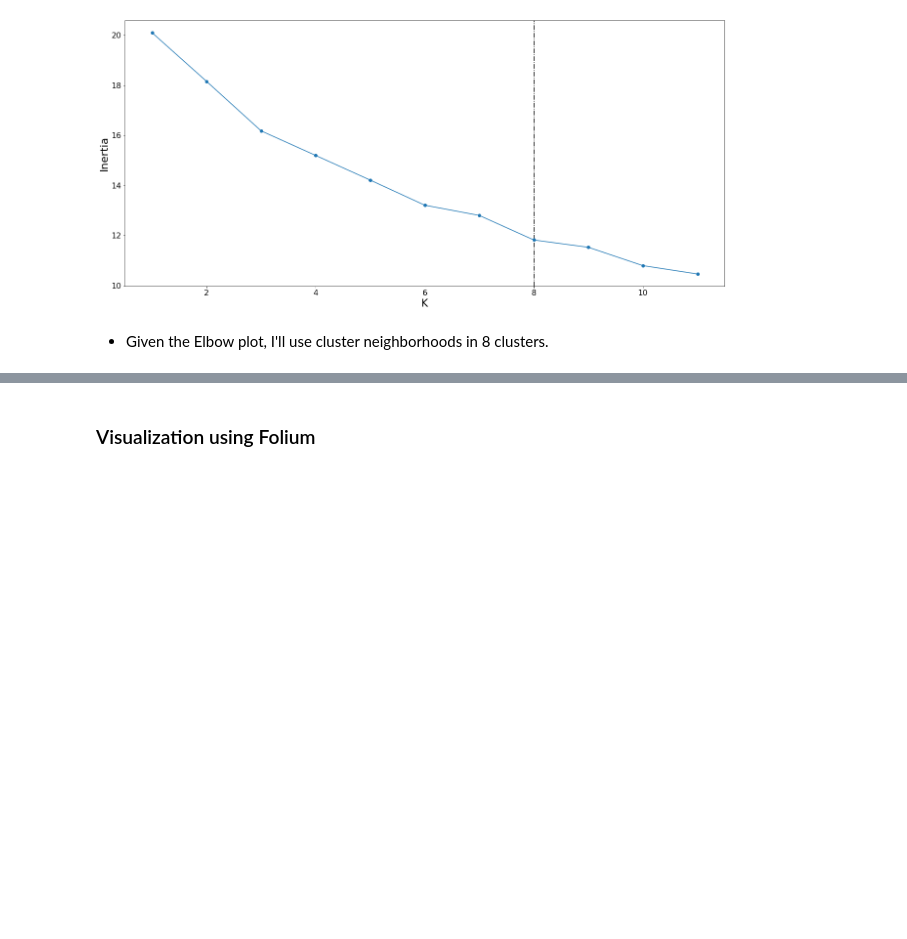
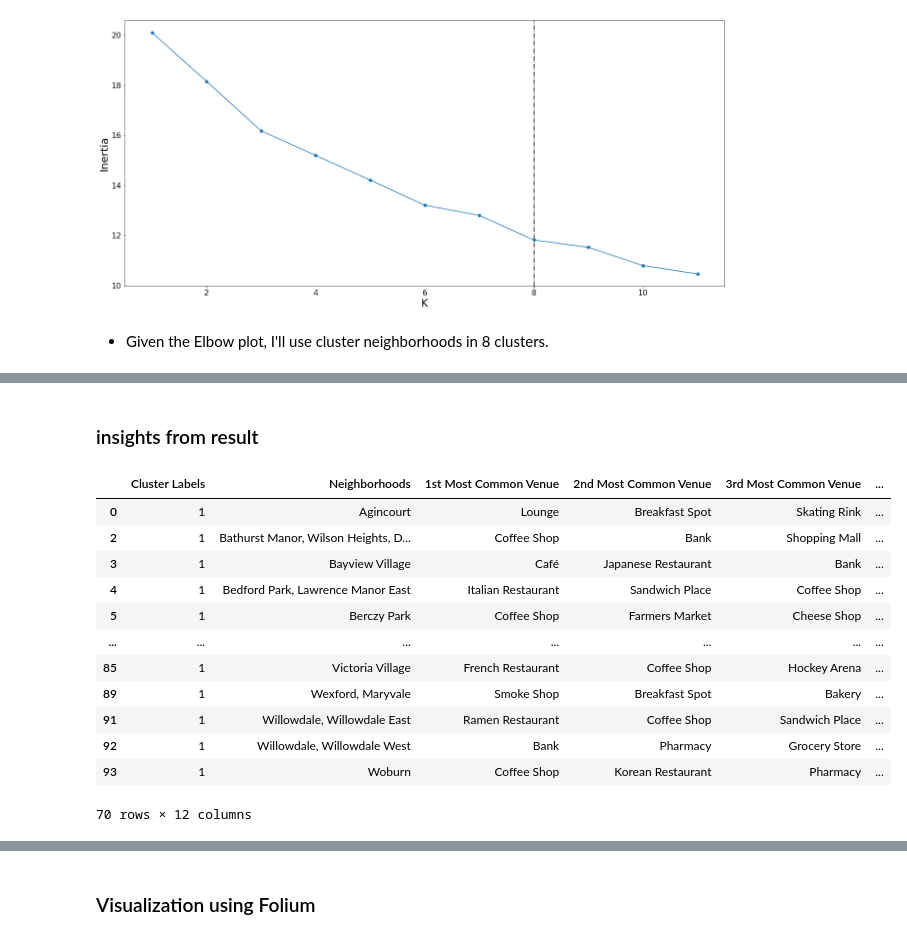
Before and after one commit to clsu22/Coursera_Capstone, a Jupyter notebook: capstone_project.ipynb, the cells around one changed output, grey strips where cells are left out. Drawn from its saved outputs; the diff is of its cells as text; code cells hidden in the pictures; blank space fills up the shorter version.

```diff
--- a/capstone_project.ipynb
+++ b/capstone_project.ipynb
@@ -294,0 +287,18 @@ toronto_grouped
+# %% [markdown]
+### insights from result
+# %%
+neighborhoods_venues_sorted[neighborhoods_venues_sorted["Cluster Labels"]==1]
+# %% [output]
+|  | Cluster Labels | Neighborhoods | 1st Most Common Venue | 2nd Most Common Venue | 3rd Most Common Venue | ... |
+| 0 | 1 | Agincourt | Lounge | Breakfast Spot | Skating Rink | ... |
+| 2 | 1 | Bathurst Manor, Wilson Heights, D... | Coffee Shop | Bank | Shopping Mall | ... |
+| 3 | 1 | Bayview Village | Café | Japanese Restaurant | Bank | ... |
+| 4 | 1 | Bedford Park, Lawrence Manor East | Italian Restaurant | Sandwich Place | Coffee Shop | ... |
+| 5 | 1 | Berczy Park | Coffee Shop | Farmers Market | Cheese Shop | ... |
+| ... | ... | ... | ... | ... | ... | ... |
+| 85 | 1 | Victoria Village | French Restaurant | Coffee Shop | Hockey Arena | ... |
+| 89 | 1 | Wexford, Maryvale | Smoke Shop | Breakfast Spot | Bakery | ... |
+| 91 | 1 | Willowdale, Willowdale East | Ramen Restaurant | Coffee Shop | Sandwich Place | ... |
+| 92 | 1 | Willowdale, Willowdale West | Bank | Pharmacy | Grocery Store | ... |
+| 93 | 1 | Woburn | Coffee Shop | Korean Restaurant | Pharmacy | ... |
+70 rows × 12 columns
```
Also changed, not shown: parts of 11 cells of this notebook, 1 other file.
